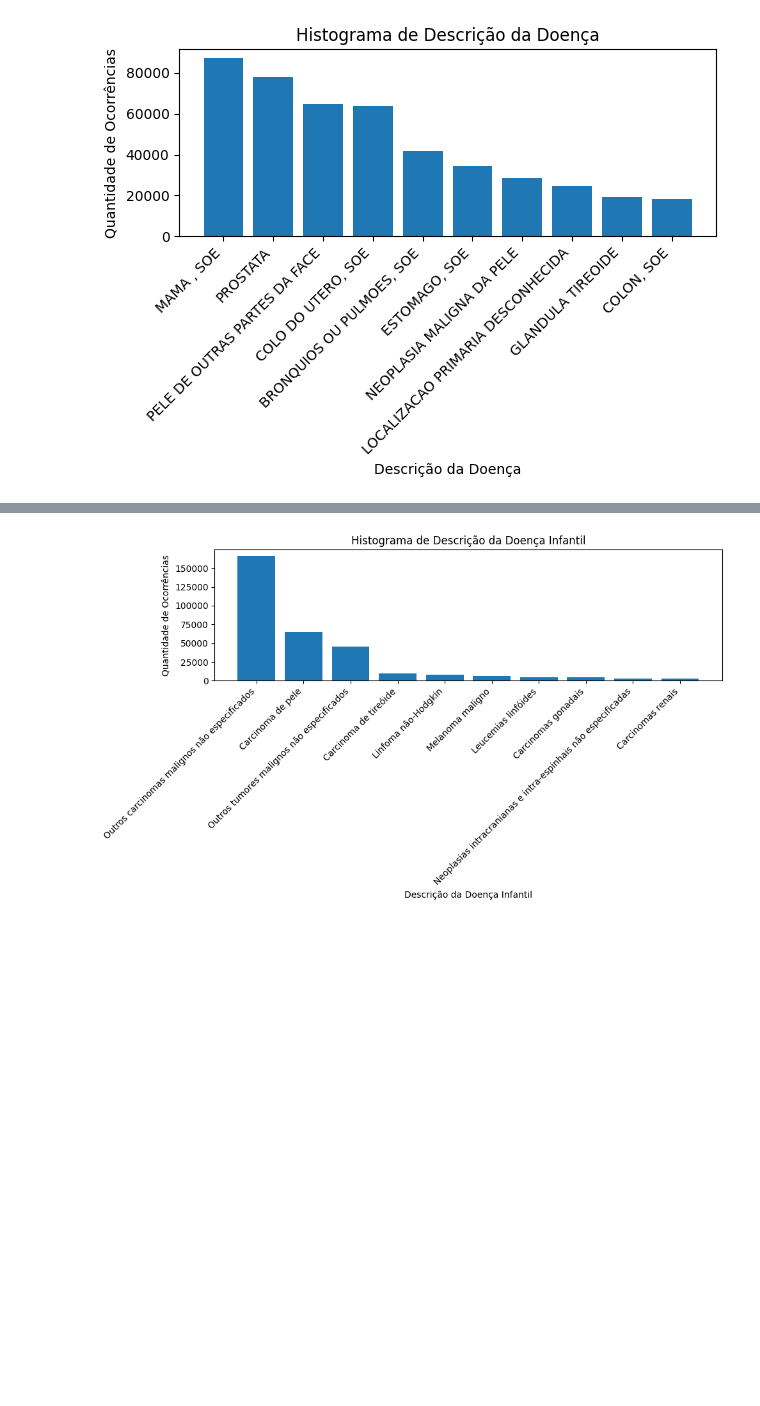
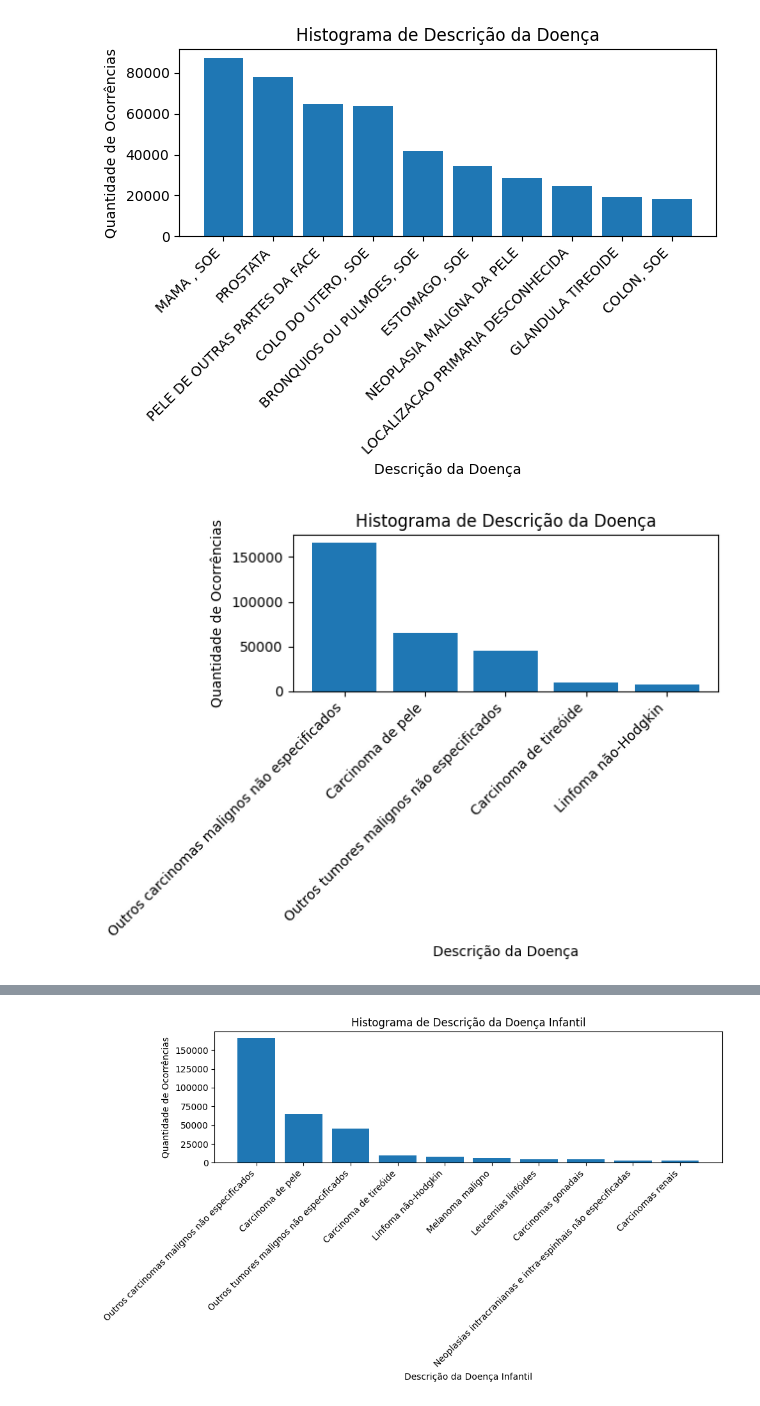
Before and after one commit to MateusVasc/IC-Cancer-Time-Series, a Jupyter notebook: analise_1.ipynb, the cells around one changed output, grey strips where cells are left out. Drawn from its saved outputs; the diff is of its cells as text; code cells hidden in the pictures; blank space fills up the shorter version.

```diff
--- a/analise_1.ipynb
+++ b/analise_1.ipynb
@@ -221,3 +224,19 @@ ax.set_xticklabels(contagem_descricao_doenca.head(10).index, rotation=45, ha='ri
 plt.tight_layout()
 # %% [output]
 [figure]
+# %%
+contagem_doenca_crianca = df['Descrição da Doenca Infantil'].value_counts()
+
+fig, ax = plt.subplots()
+
+ax.bar(contagem_doenca_crianca.head(5).index, contagem_doenca_crianca.head(5).values)
+ax.set_title("Histograma de Descrição da Doença")
+ax.set_ylabel("Quantidade de Ocorrências")
+ax.set_xlabel("Descrição da Doença")
+
+ax.set_xticks(range(len(contagem_doenca_crianca.head(5).index)))
+ax.set_xticklabels(contagem_doenca_crianca.head(5).index, rotation=45, ha='right')
+
+plt.tight_layout()
+# %% [output]
+[figure, added]
```
Also changed, not shown: parts of 8 cells of this notebook.
